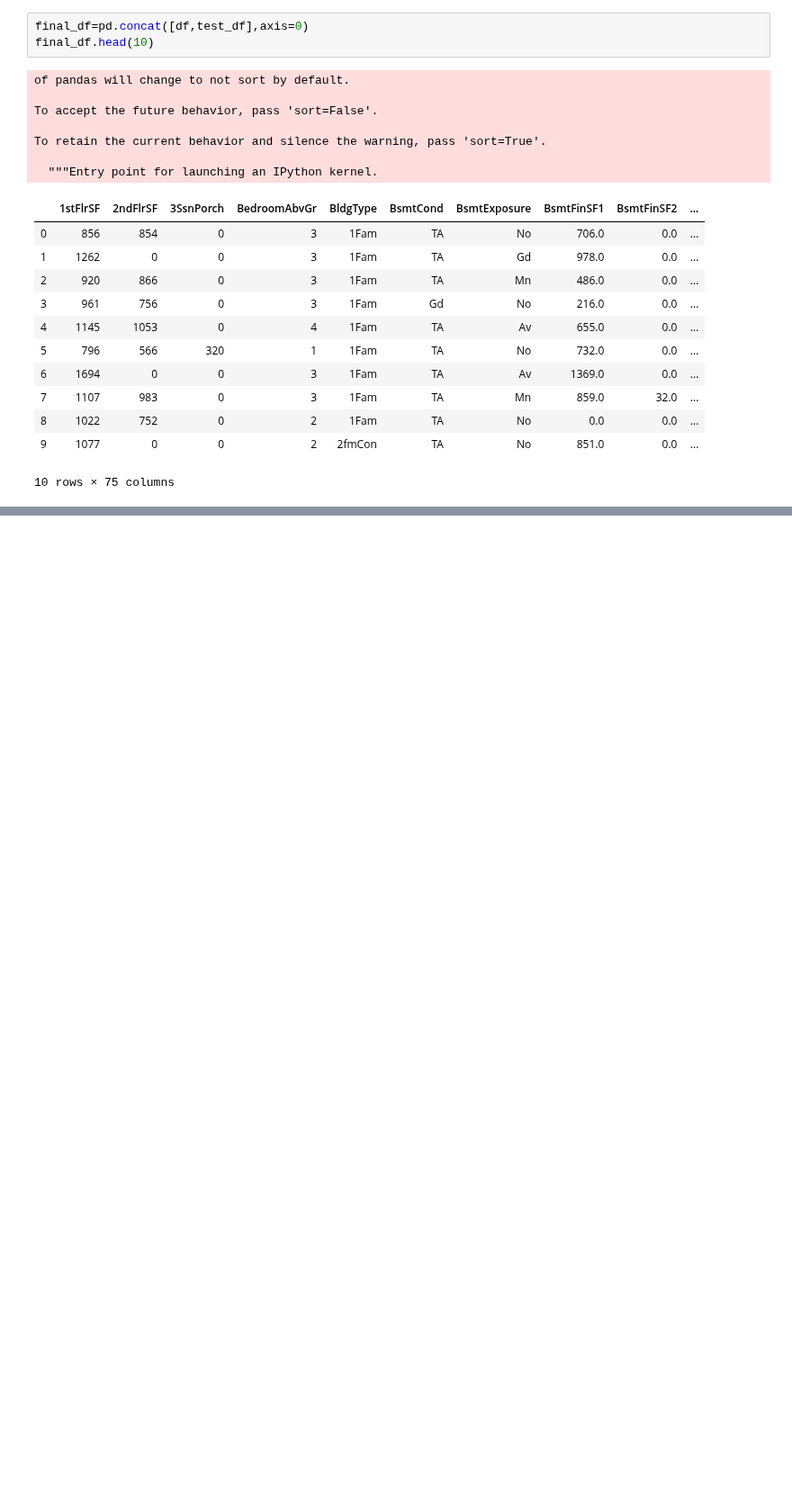
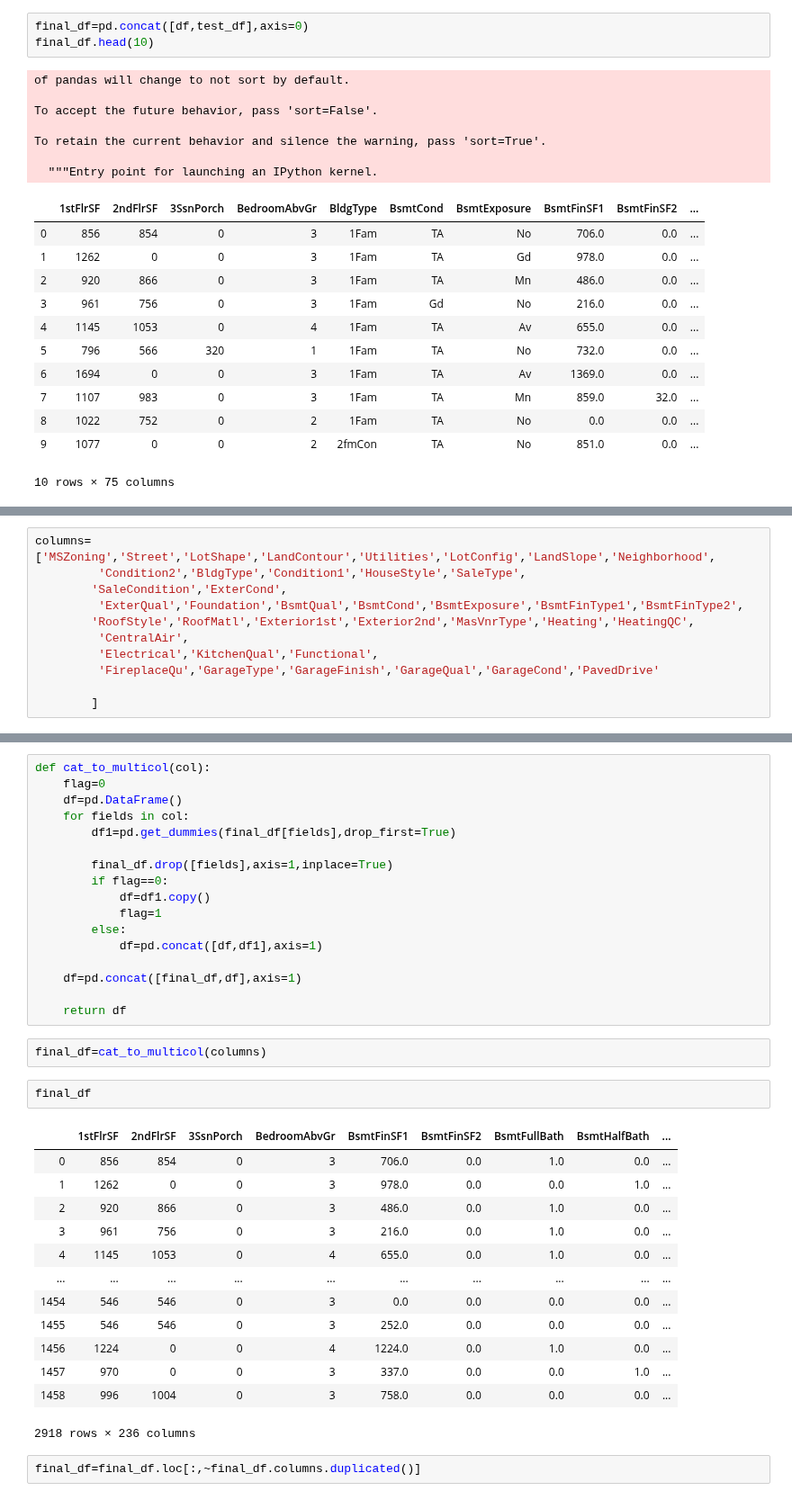
Before and after one commit to anantjain45823/House-Prediction-Using-XGBRegressor-Data-Science-Project, a Jupyter notebook: Untitled1.ipynb, the cells around one changed output, grey strips where cells are left out. Shown at 90% size. Cells and saved outputs as stored; diff of their text form; blank space fills up the shorter version.

Commit message:
Add files via upload
Handling Categorical Data

```diff
--- a/Untitled1.ipynb
+++ b/Untitled1.ipynb
@@ -224,0 +227,11 @@ To retain the current behavior and silence the warning, pass 'sort=True'.
+# %%
+columns=['MSZoning','Street','LotShape','LandContour','Utilities','LotConfig','LandSlope','Neighborhood',
+         'Condition2','BldgType','Condition1','HouseStyle','SaleType',
+        'SaleCondition','ExterCond',
+         'ExterQual','Foundation','BsmtQual','BsmtCond','BsmtExposure','BsmtFinType1','BsmtFinType2',
+        'RoofStyle','RoofMatl','Exterior1st','Exterior2nd','MasVnrType','Heating','HeatingQC',
+         'CentralAir',
+         'Electrical','KitchenQual','Functional',
+         'FireplaceQu','GarageType','GarageFinish','GarageQual','GarageCond','PavedDrive'
+
+        ]
@@ -224,0 +253,37 @@ To retain the current behavior and silence the warning, pass 'sort=True'.
+# %%
+def cat_to_multicol(col):
+    flag=0
+    df=pd.DataFrame()
+    for fields in col:
+        df1=pd.get_dummies(final_df[fields],drop_first=True)
+
+        final_df.drop([fields],axis=1,inplace=True)
+        if flag==0:
+            df=df1.copy()
+            flag=1
+        else:
+            df=pd.concat([df,df1],axis=1)
+
+    df=pd.concat([final_df,df],axis=1)
+
+    return df
+# %%
+final_df=cat_to_multicol(columns)
+# %%
+final_df
+# %% [output]
+|  | 1stFlrSF | 2ndFlrSF | 3SsnPorch | BedroomAbvGr | BsmtFinSF1 | BsmtFinSF2 | BsmtFullBath | BsmtHalfBath | ... |
+| 0 | 856 | 854 | 0 | 3 | 706.0 | 0.0 | 1.0 | 0.0 | ... |
+| 1 | 1262 | 0 | 0 | 3 | 978.0 | 0.0 | 0.0 | 1.0 | ... |
+| 2 | 920 | 866 | 0 | 3 | 486.0 | 0.0 | 1.0 | 0.0 | ... |
+| 3 | 961 | 756 | 0 | 3 | 216.0 | 0.0 | 1.0 | 0.0 | ... |
+| 4 | 1145 | 1053 | 0 | 4 | 655.0 | 0.0 | 1.0 | 0.0 | ... |
+| ... | ... | ... | ... | ... | ... | ... | ... | ... | ... |
+| 1454 | 546 | 546 | 0 | 3 | 0.0 | 0.0 | 0.0 | 0.0 | ... |
+| 1455 | 546 | 546 | 0 | 3 | 252.0 | 0.0 | 0.0 | 0.0 | ... |
+| 1456 | 1224 | 0 | 0 | 4 | 1224.0 | 0.0 | 1.0 | 0.0 | ... |
+| 1457 | 970 | 0 | 0 | 3 | 337.0 | 0.0 | 0.0 | 1.0 | ... |
+| 1458 | 996 | 1004 | 0 | 3 | 758.0 | 0.0 | 0.0 | 0.0 | ... |
+2918 rows × 236 columns
+# %%
+final_df=final_df.loc[:,~final_df.columns.duplicated()]
```
Also changed, not shown: parts of 7 cells of this notebook.
